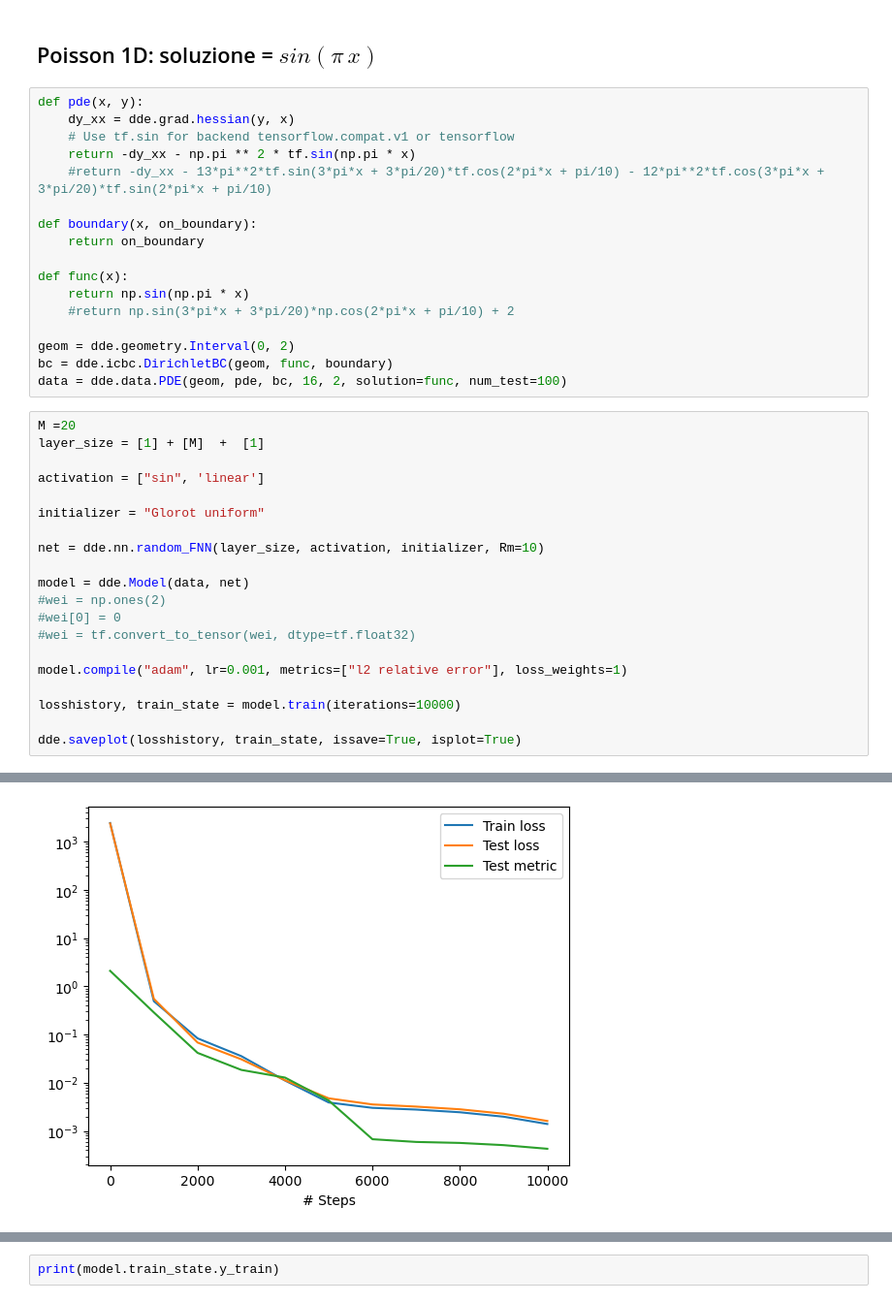
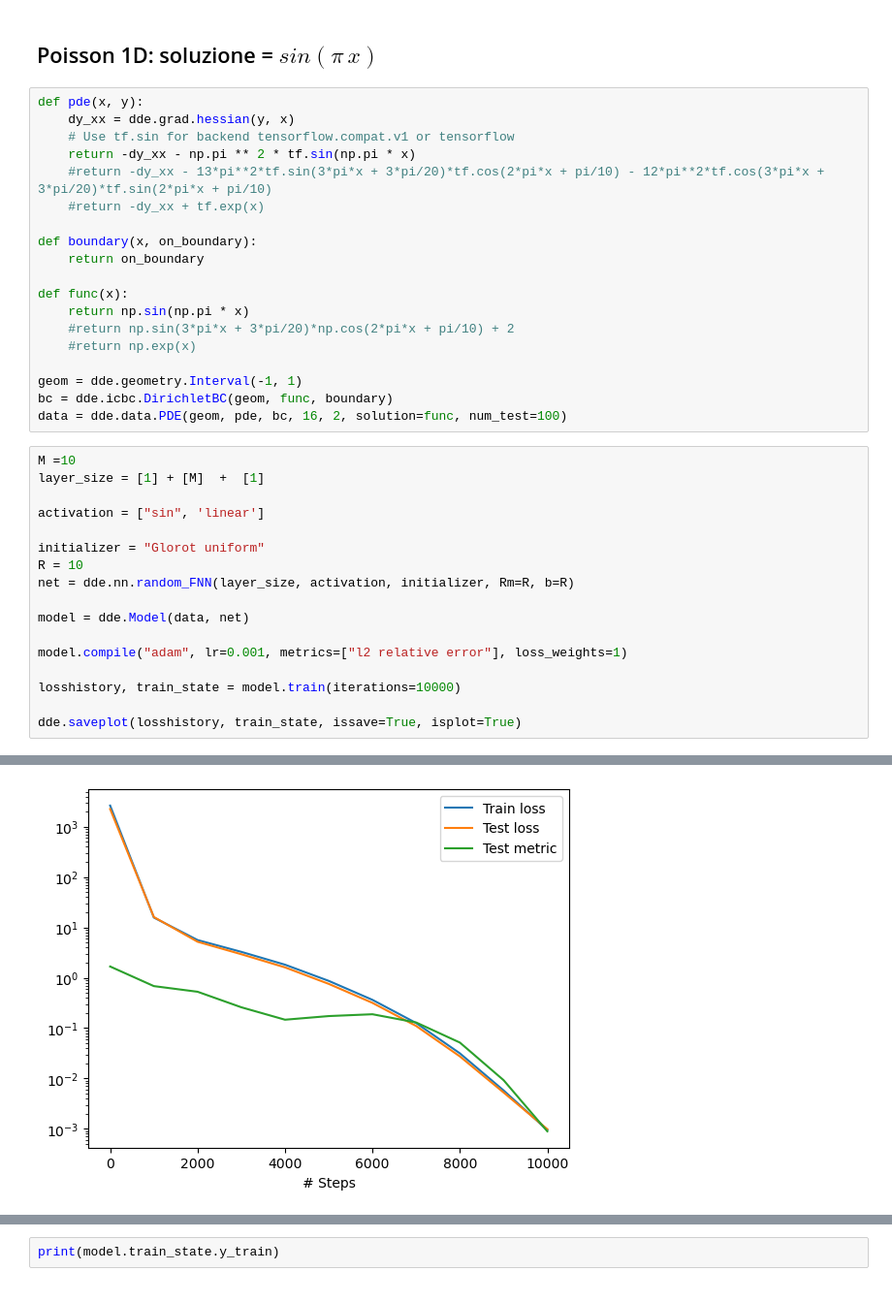
Before and after one commit to ZIB012/pacs, a Jupyter notebook: code/my_ex/Poisson_1D_finale.ipynb, the cells around one changed output, grey strips where cells are left out. Shown at 97% size. Saved outputs shown, nothing was run; the diff lists cells and outputs as text.

```diff
--- a/code/my_ex/Poisson_1D_finale.ipynb
+++ b/code/my_ex/Poisson_1D_finale.ipynb
@@ -19,6 +15,7 @@ def pde(x, y):
     # Use tf.sin for backend tensorflow.compat.v1 or tensorflow
     return -dy_xx - np.pi ** 2 * tf.sin(np.pi * x)
     #return -dy_xx - 13*pi**2*tf.sin(3*pi*x + 3*pi/20)*tf.cos(2*pi*x + pi/10) - 12*pi**2*tf.cos(3*pi*x + 3*pi/20)*tf.sin(2*pi*x + pi/10)
+    #return -dy_xx + tf.exp(x)
 
 def boundary(x, on_boundary):
     return on_boundary
@@ -26,24 +23,22 @@ def boundary(x, on_boundary):
 def func(x):
     return np.sin(np.pi * x)
     #return np.sin(3*pi*x + 3*pi/20)*np.cos(2*pi*x + pi/10) + 2
+    #return np.exp(x)
 
-geom = dde.geometry.Interval(0, 2)
+geom = dde.geometry.Interval(-1, 1)
 bc = dde.icbc.DirichletBC(geom, func, boundary)
 data = dde.data.PDE(geom, pde, bc, 16, 2, solution=func, num_test=100)
 # %%
-M =20
+M =10
 layer_size = [1] + [M]  +  [1]
 
 activation = ["sin", 'linear']
 
 initializer = "Glorot uniform"
-
-net = dde.nn.random_FNN(layer_size, activation, initializer, Rm=10)
+R = 10
+net = dde.nn.random_FNN(layer_size, activation, initializer, Rm=R, b=R)
 
 model = dde.Model(data, net)
-#wei = np.ones(2)
-#wei[0] = 0
-#wei = tf.convert_to_tensor(wei, dtype=tf.float32)
 
 model.compile("adam", lr=0.001, metrics=["l2 relative error"], loss_weights=1)
 
@@ -70,6 +65,6 @@ Step      Train loss              Test loss               Test metric
 ... (7 lines left out)
 
 Saving loss history to c:\Users\Marco\Documents\GitHub\pacs\code\my_ex\loss.dat ...
 Saving training data to c:\Users\Marco\Documents\GitHub\pacs\code\my_ex\train.dat ...
 Saving test data to c:\Users\Marco\Documents\GitHub\pacs\code\my_ex\test.dat ...
-[figure, old version]
+[figure, new version]
```
Also changed, not shown: parts of 2 cells of this notebook, 19 other files.
